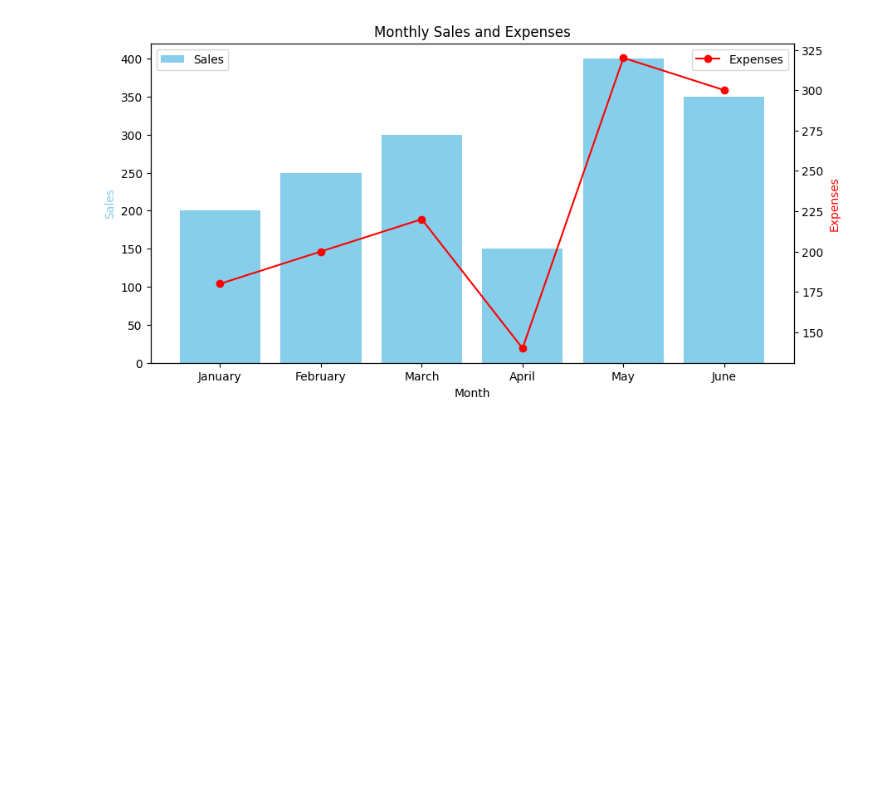
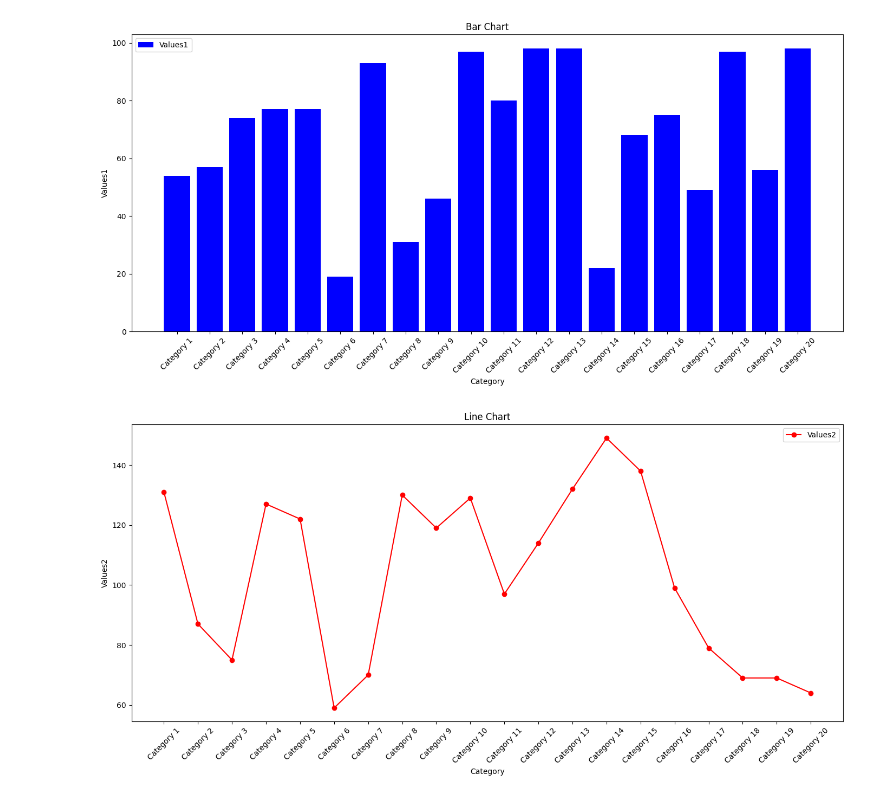
Before and after one commit to SrinivasSistlaKL/Mainflow_internship_dataanalysis_task1, a Jupyter notebook: task3mainflow.ipynb, the cells around one changed output. Drawn from its saved outputs; the diff is of its cells as text; code cells hidden in the pictures; blank space fills up the shorter version.

```diff
--- a/task3mainflow.ipynb
+++ b/task3mainflow.ipynb
@@ -1,40 +1,43 @@
 # %% [markdown]
 <a href="https://colab.research.google.com/github/SrinivasSistlaKL/Mainflow_internship_dataanalysis_task1/blob/main/task3mainflow.ipynb" target="_parent"><img src="https://colab.research.google.com/assets/colab-badge.svg" alt="Open In Colab"/></a>
-# %%
-import pandas as pd
-import matplotlib.pyplot as plt
-
-# Example data
-data = {
-    'Month': ['January', 'February', 'March', 'April', 'May', 'June'],
-    'Sales': [200, 250, 300, 150, 400, 350],
-    'Expenses': [180, 200, 220, 140, 320, 300]
-}
-
-# Creating DataFrame
-df = pd.DataFrame(data)
-
-# Creating the figure and axis objects
-fig, ax1 = plt.subplots(figsize=(10, 5))
-
-# Bar chart for Sales
-ax1.bar(df['Month'], df['Sales'], color='skyblue', label='Sales')
-
-# Line chart for Expenses
-ax2 = ax1.twinx()
-ax2.plot(df['Month'], df['Expenses'], color='red', marker='o', label='Expenses')
-
-# Adding labels and title
-ax1.set_xlabel('Month')
-ax1.set_ylabel('Sales', color='skyblue')
-ax2.set_ylabel('Expenses', color='red')
-plt.title('Monthly Sales and Expenses')
-
-# Adding legends
-ax1.legend(loc='upper left')
-ax2.legend(loc='upper right')
-
-# Displaying the chart
-plt.show()
-# %% [output]
-[figure, removed]
+# %%
+import pandas as pd
+import numpy as np
+import matplotlib.pyplot as plt
+
+# Generate a larger sample dataset
+np.random.seed(0)
+categories = [f'Category {i}' for i in range(1, 21)]
+values1 = np.random.randint(10, 100, size=20)
+values2 = np.random.randint(50, 150, size=20)
+
+df = pd.DataFrame({
+    'Category': categories,
+    'Values1': values1,
+    'Values2': values2
+})
+
+# Create a bar chart
+plt.figure(figsize=(14, 7))
+plt.bar(df['Category'], df['Values1'], color='b', label='Values1')
+plt.xlabel('Category')
+plt.ylabel('Values1')
+plt.title('Bar Chart')
+plt.xticks(rotation=45)  # Rotate category labels for better readability
+plt.legend()
+plt.tight_layout()
+plt.show()
+
+# Create a line chart
+plt.figure(figsize=(14, 7))
+plt.plot(df['Category'], df['Values2'], marker='o', linestyle='-', color='r', label='Values2')
+plt.xlabel('Category')
+plt.ylabel('Values2')
+plt.title('Line Chart')
+plt.xticks(rotation=45)  # Rotate category labels for better readability
+plt.legend()
+plt.tight_layout()
+plt.show()
+# %% [output]
+[figure, added]
+[figure, added]
```
